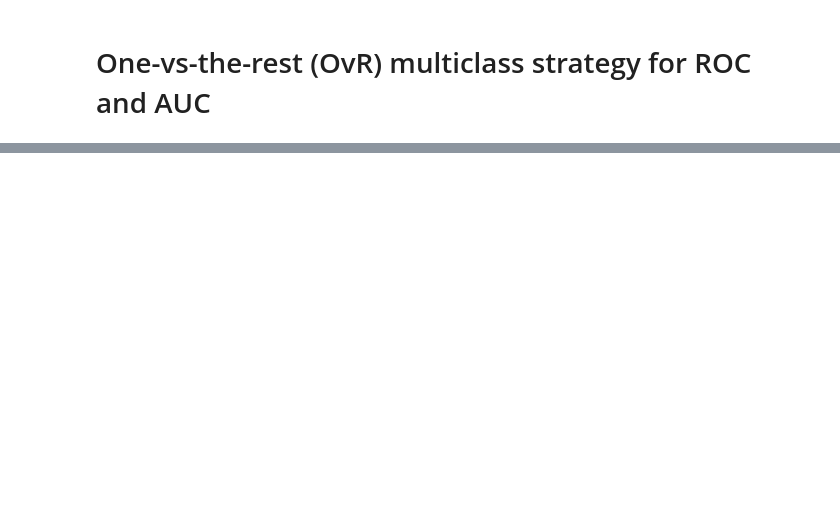
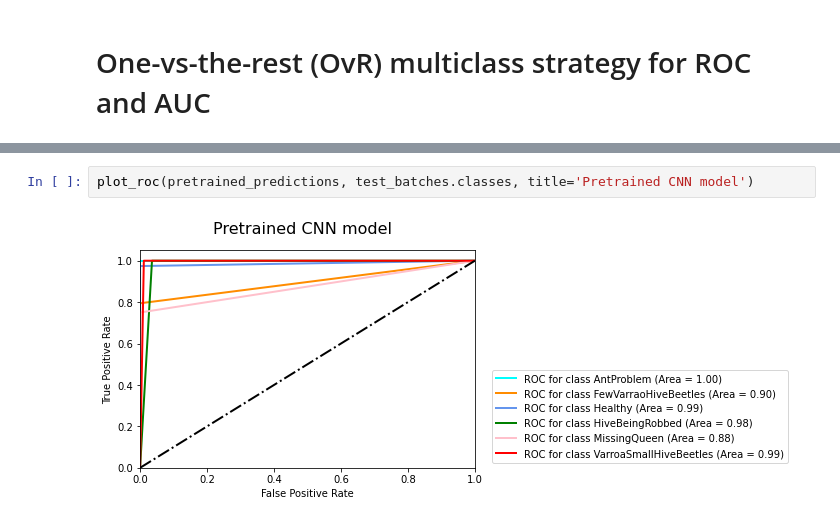
Before and after one commit to fsenchyna/CSC869_Term_Project, a Jupyter notebook: ProjectBeehive.ipynb, the cells around one changed output, grey strips where cells are left out. Drawn from its saved outputs; the diff is of its cells as text; blank space fills up the shorter version.

```diff
--- a/ProjectBeehive.ipynb
+++ b/ProjectBeehive.ipynb
@@ -243,0 +331,4 @@ plt.show()
+# %%
+plot_roc(pretrained_predictions, test_batches.classes, title='Pretrained CNN model')
+# %% [output]
+[figure, added]
```
Also changed, not shown: parts of 30 cells of this notebook.
